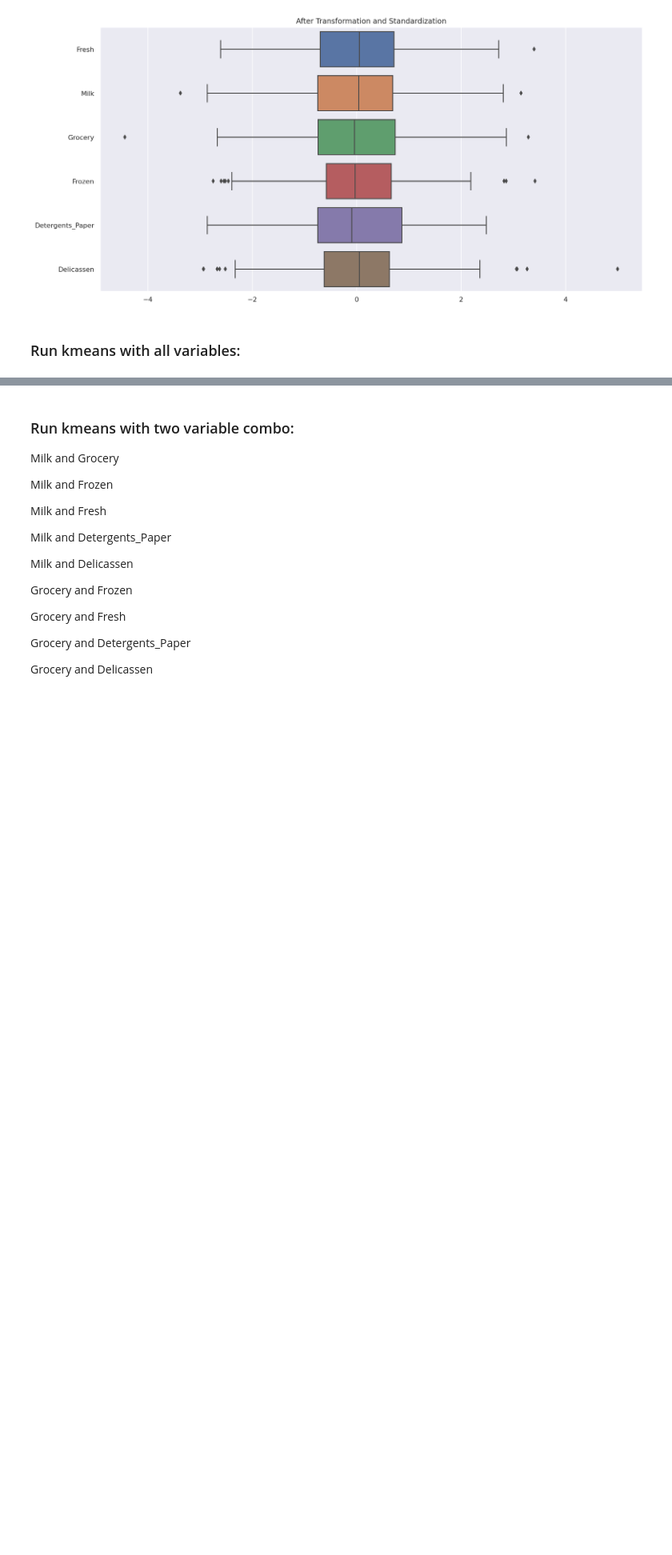
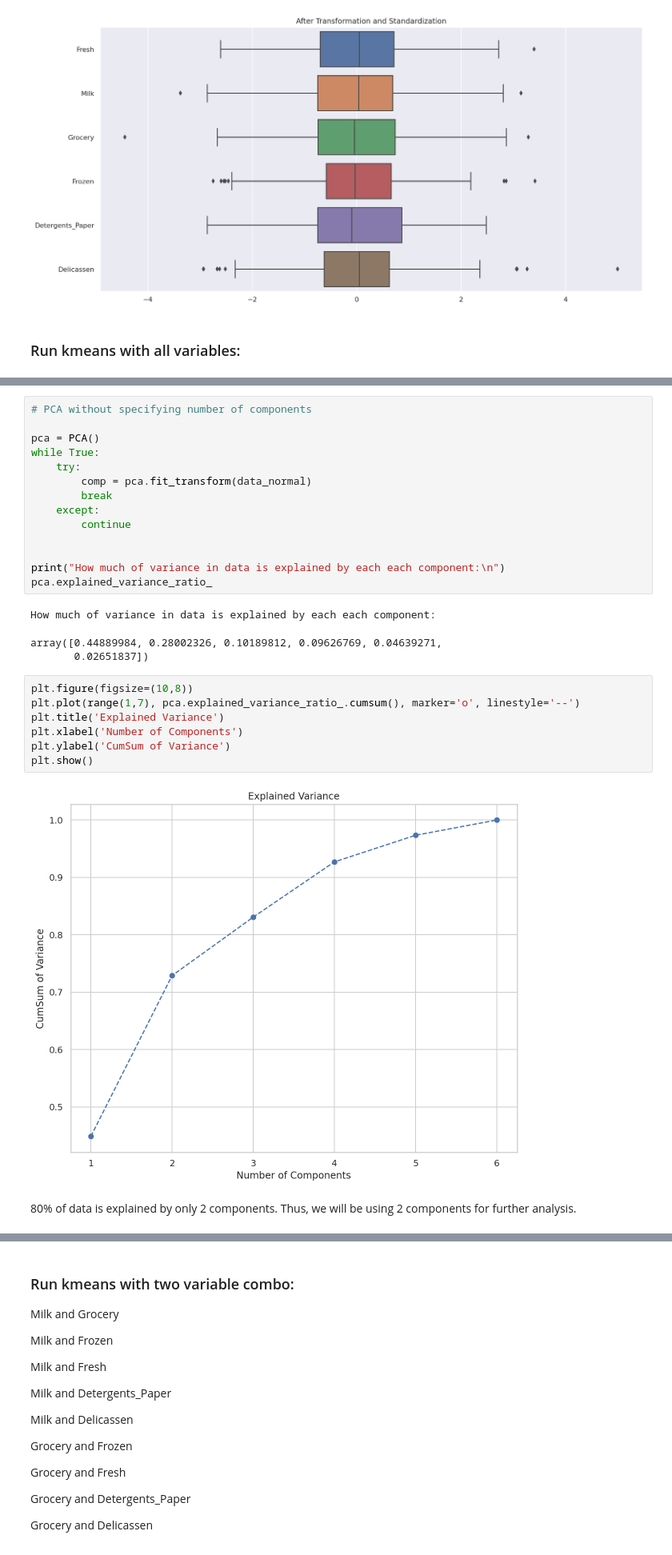
Before and after one commit to ahmadsadeed/COGS109_Project, a Jupyter notebook: project.ipynb, the cells around one changed output, grey strips where cells are left out. Shown at 80% size. Cells and saved outputs as stored; diff of their text form; blank space fills up the shorter version.

```diff
--- a/project.ipynb
+++ b/project.ipynb
@@ -264,0 +279,29 @@ plt.show()
+# %%
+# PCA without specifying number of components
+
+pca = PCA()
+while True:
+    try:
+        comp = pca.fit_transform(data_normal)
+        break
+    except:
+        continue
+
+
+print("How much of variance in data is explained by each each component:\n")
+pca.explained_variance_ratio_
+# %% [output]
+How much of variance in data is explained by each each component:
+array([0.44889984, 0.28002326, 0.10189812, 0.09626769, 0.04639271,
+       0.02651837])
+# %%
+plt.figure(figsize=(10,8))
+plt.plot(range(1,7), pca.explained_variance_ratio_.cumsum(), marker='o', linestyle='--')
+plt.title('Explained Variance')
+plt.xlabel('Number of Components')
+plt.ylabel('CumSum of Variance')
+plt.show()
+# %% [output]
+[figure, added]
+# %% [markdown]
+80% of data is explained by only 2 components. Thus, we will be using 2 components for further analysis.
```
Also changed, not shown: parts of 29 cells of this notebook.
